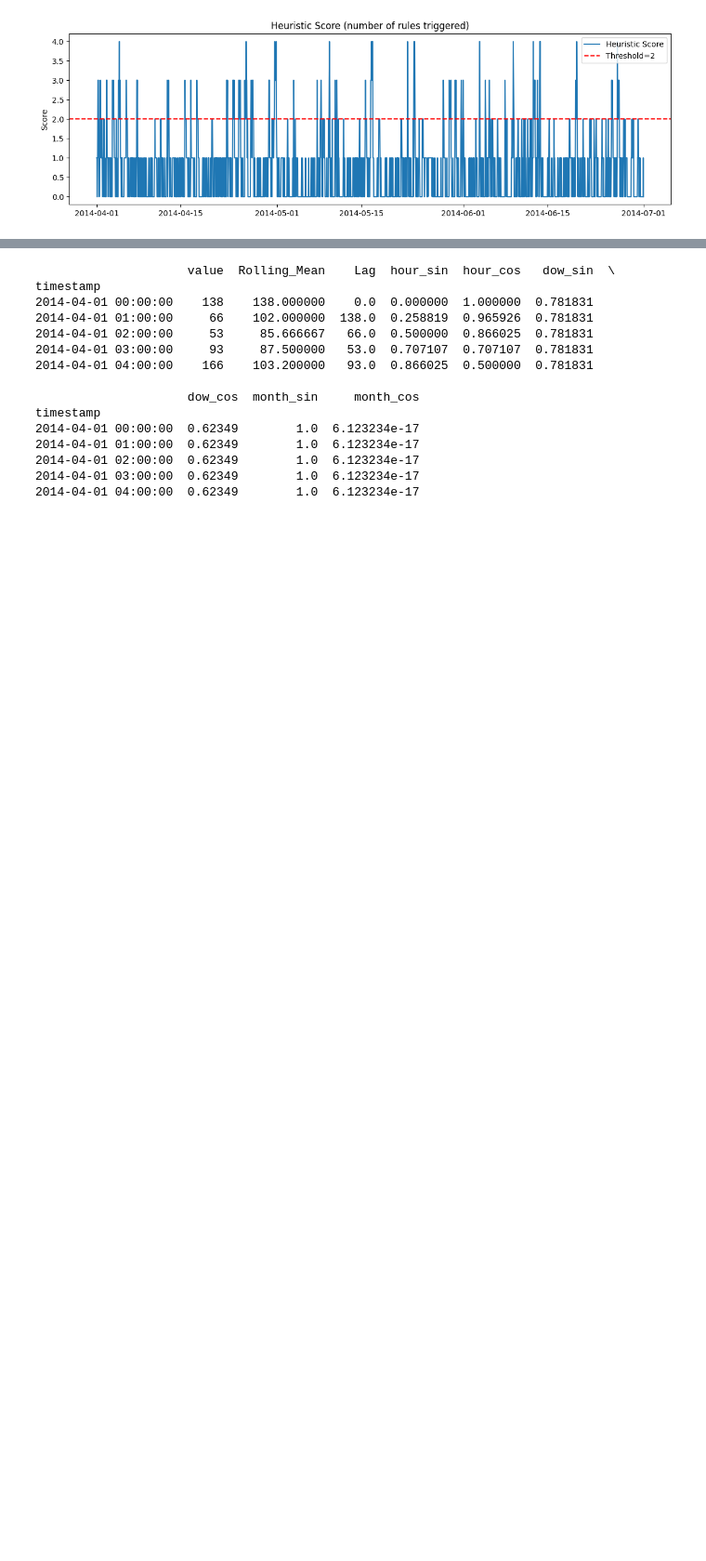
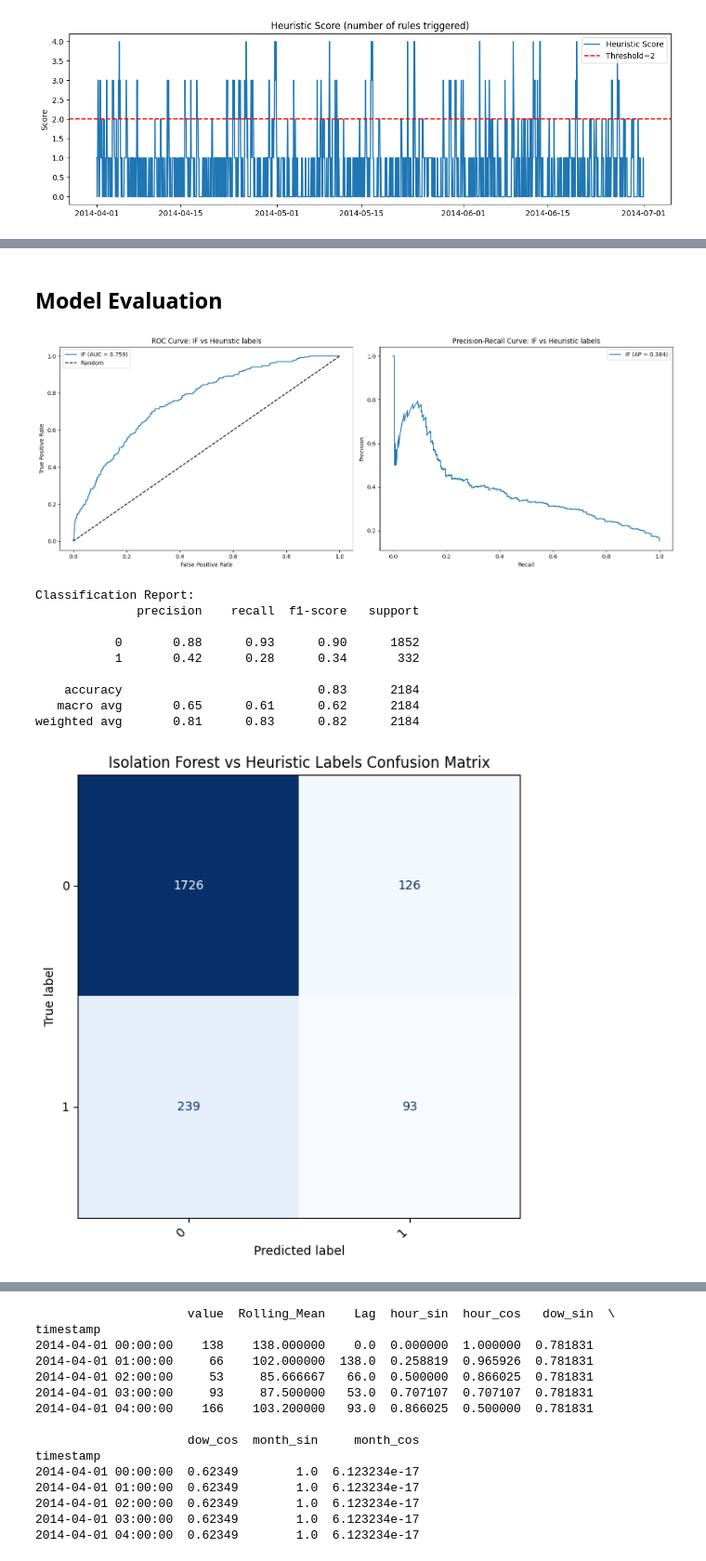
Before and after one commit to jhonmetal/uberunspvml, a Jupyter notebook: notebooks/Modeling.ipynb, the cells around one changed output, grey strips where cells are left out. Shown at 93% size. Drawn from its saved outputs; the diff is of its cells as text; code cells hidden in the pictures; blank space fills up the shorter version.

```diff
--- a/notebooks/Modeling.ipynb
+++ b/notebooks/Modeling.ipynb
@@ -562,0 +571,29 @@ plt.show()
+# %% [markdown]
+## Model Evaluation
+# %%
+# Prepare heuristic labels
+# 1 if outlier, 0 if normal
+votation_threshold = 2
+y_true_heuristic = (model_data_h['Heuristic_Score'] >= votation_threshold).astype(int).values
+
+# Use the score from the Isolation Forest run
+y_score_if = score
+
+# Define the contamination value used for Isolation Forest
+# You should set this to the actual contamination used in run_isolation_forest
+if_contamination = 0.1 # Adjust this based on how you ran the IF model
+
+# Evaluate
+evaluate_if_vs_heuristic(y_true_heuristic, y_score_if, contamination=if_contamination)
+# %% [output]
+[figure, added]
+Classification Report:
+              precision    recall  f1-score   support
+
+           0       0.88      0.93      0.90      1852
+           1       0.42      0.28      0.34       332
+
+    accuracy                           0.83      2184
+   macro avg       0.65      0.61      0.62      2184
+weighted avg       0.81      0.83      0.82      2184
+[figure, added]
```
Also changed, not shown: parts of 15 cells of this notebook.
